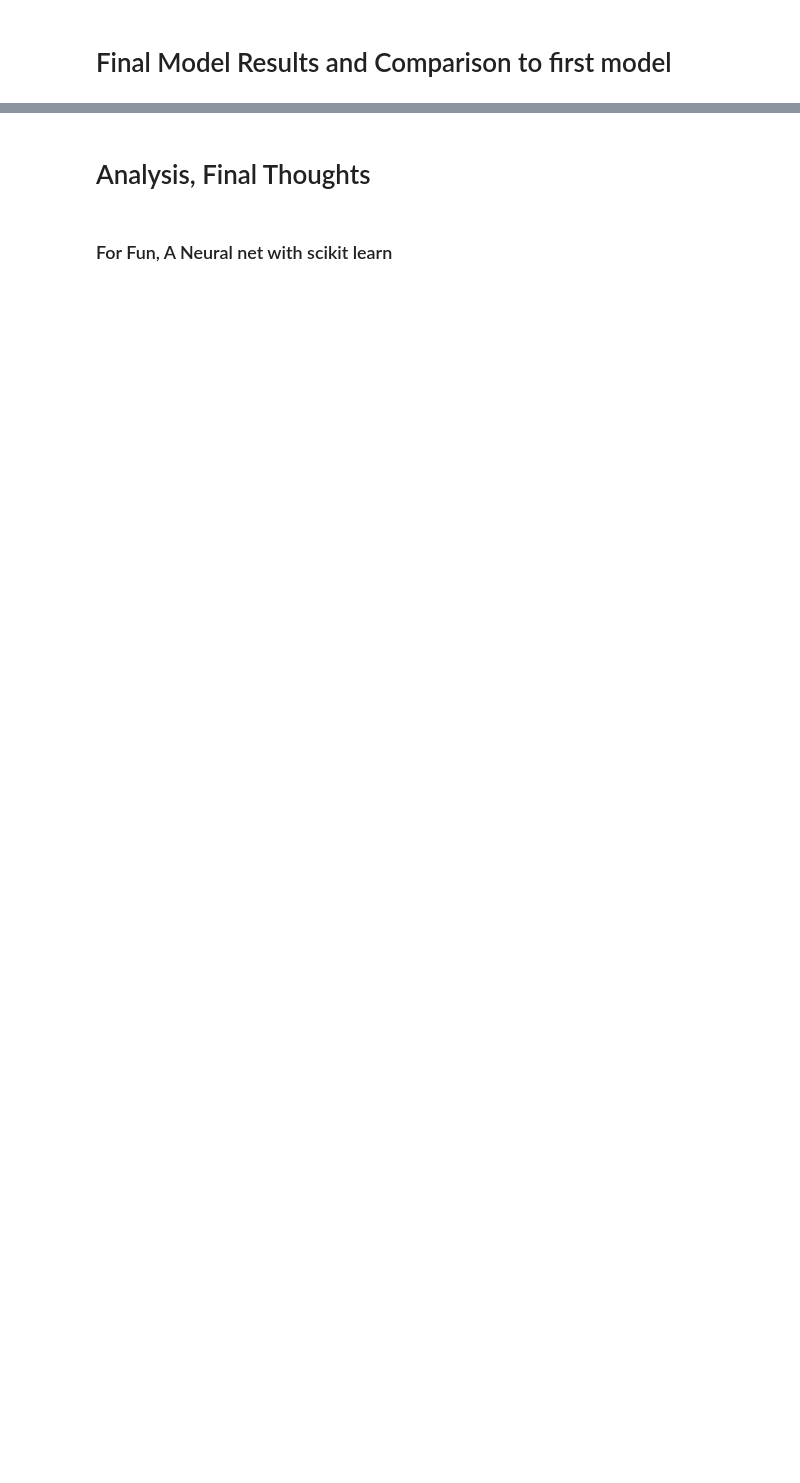
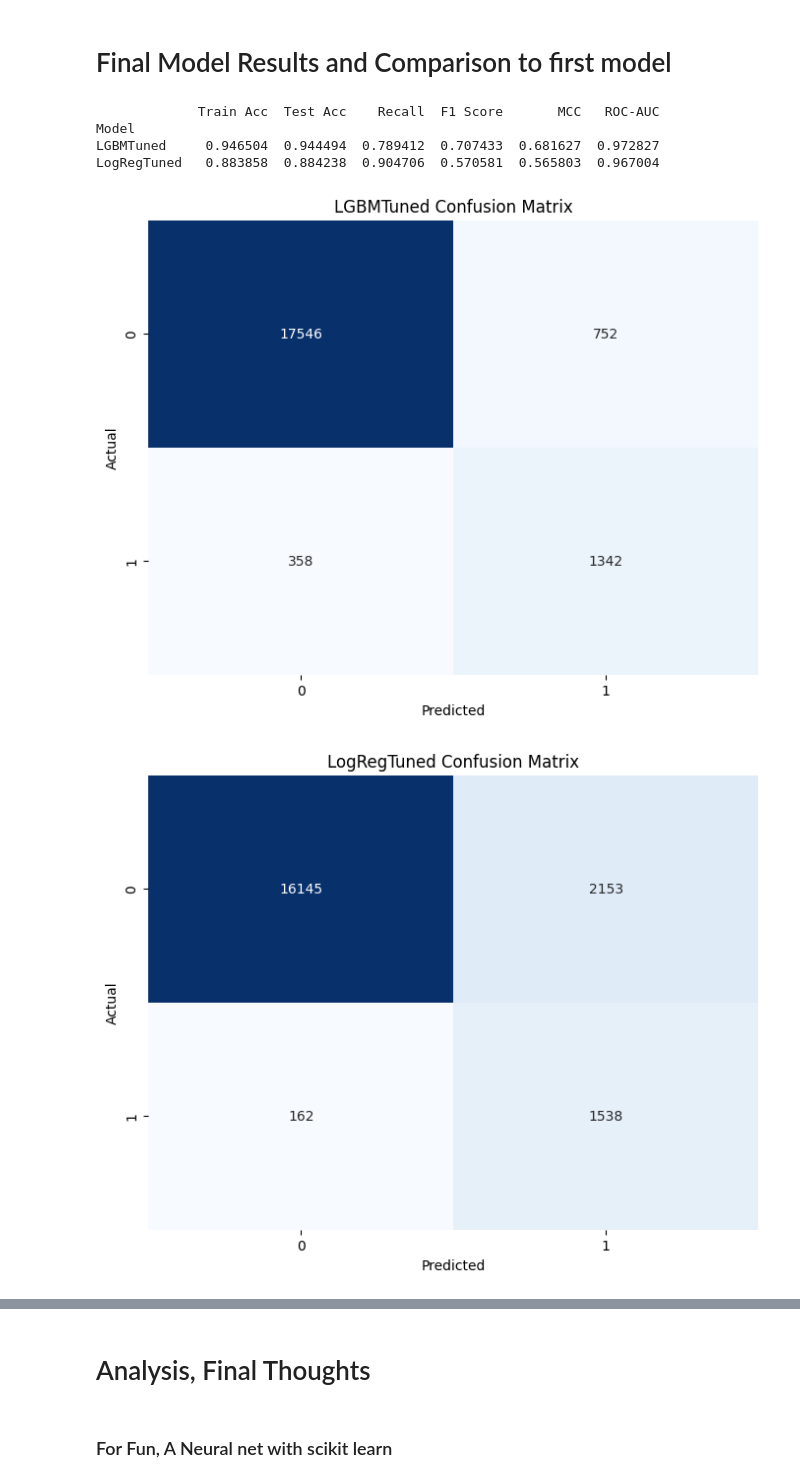
Before and after one commit to piiop/group-project-2, a Jupyter notebook: model testing.ipynb, the cells around one changed output, grey strips where cells are left out. Drawn from its saved outputs; the diff is of its cells as text; code cells hidden in the pictures; blank space fills up the shorter version.

Commit message:
code and visualizations updated

```diff
--- a/model testing.ipynb
+++ b/model testing.ipynb
@@ -1077,2 +1191,51 @@ And if memory is not enough, you can set `force_col_wise=true`.
 # %% [markdown]
 # Final Model Results and Comparison to first model
+# %%
+# Create the dataframe
+top2 = pd.DataFrame({
+    'Model': ['LGBMTuned', 'LogRegTuned'],
+    'Train Acc': [results['Train Acc'], logreg_results['Train Acc']],
+    'Test Acc': [results['Test Acc'], logreg_results['Test Acc']],
+    'Recall': [results['Recall'], logreg_results['Recall']],
+    'F1 Score': [results['F1 Score'], logreg_results['F1 Score']],
+    'MCC': [results['MCC'], logreg_results['MCC']],
+    'ROC-AUC': [results['ROC-AUC'], logreg_results['ROC-AUC']]
+})
+
+# Set the 'Model' column as the index
+top2.set_index('Model', inplace=True)
+
+# Display the dataframe
+display(top2)
+# %% [output]
+             Train Acc  Test Acc    Recall  F1 Score       MCC   ROC-AUC
+Model
+LGBMTuned     0.946504  0.944494  0.789412  0.707433  0.681627  0.972827
+LogRegTuned   0.883858  0.884238  0.904706  0.570581  0.565803  0.967004
+# %%
+def plot_confusion_matrix(cm, title):
+    plt.figure(figsize=(8, 6))
+    sns.heatmap(cm, annot=True, fmt='d', cmap='Blues', cbar=False)
+    plt.title(title)
+    plt.xlabel('Predicted')
+    plt.ylabel('Actual')
+    plt.show()
+
+# LGBMTuned confusion matrix
+lgbm_cm = np.array([
+    [17546, 752],
+    [358, 1342]
+])
+
+# LogRegTuned confusion matrix
+logreg_cm = np.array([
+    [16145, 2153],
+    [162, 1538]
+])
+
+# Plot confusion matrices
+plot_confusion_matrix(lgbm_cm, 'LGBMTuned Confusion Matrix')
+plot_confusion_matrix(logreg_cm, 'LogRegTuned Confusion Matrix')
+# %% [output]
+[figure, added]
+[figure, added]
```
Also changed, not shown: parts of 11 cells of this notebook, 2 other files.
